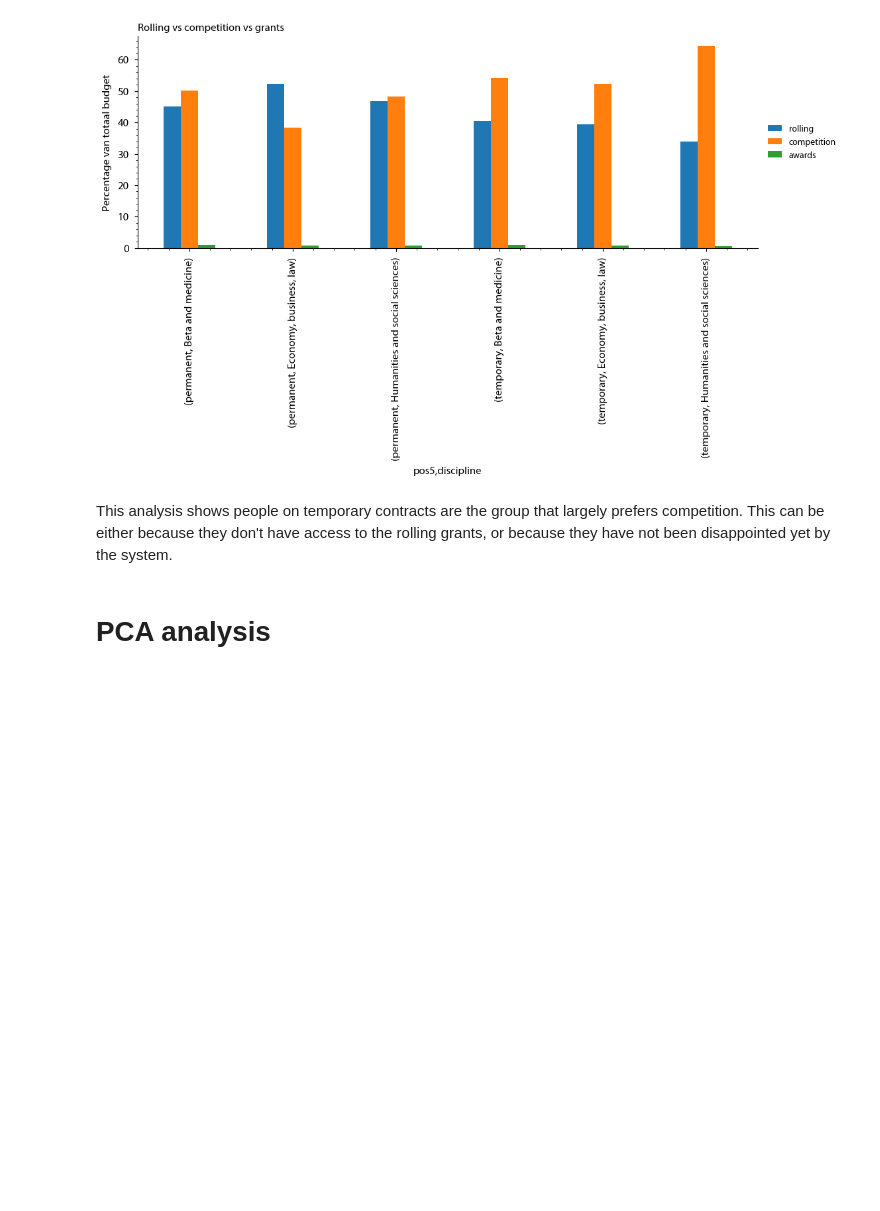
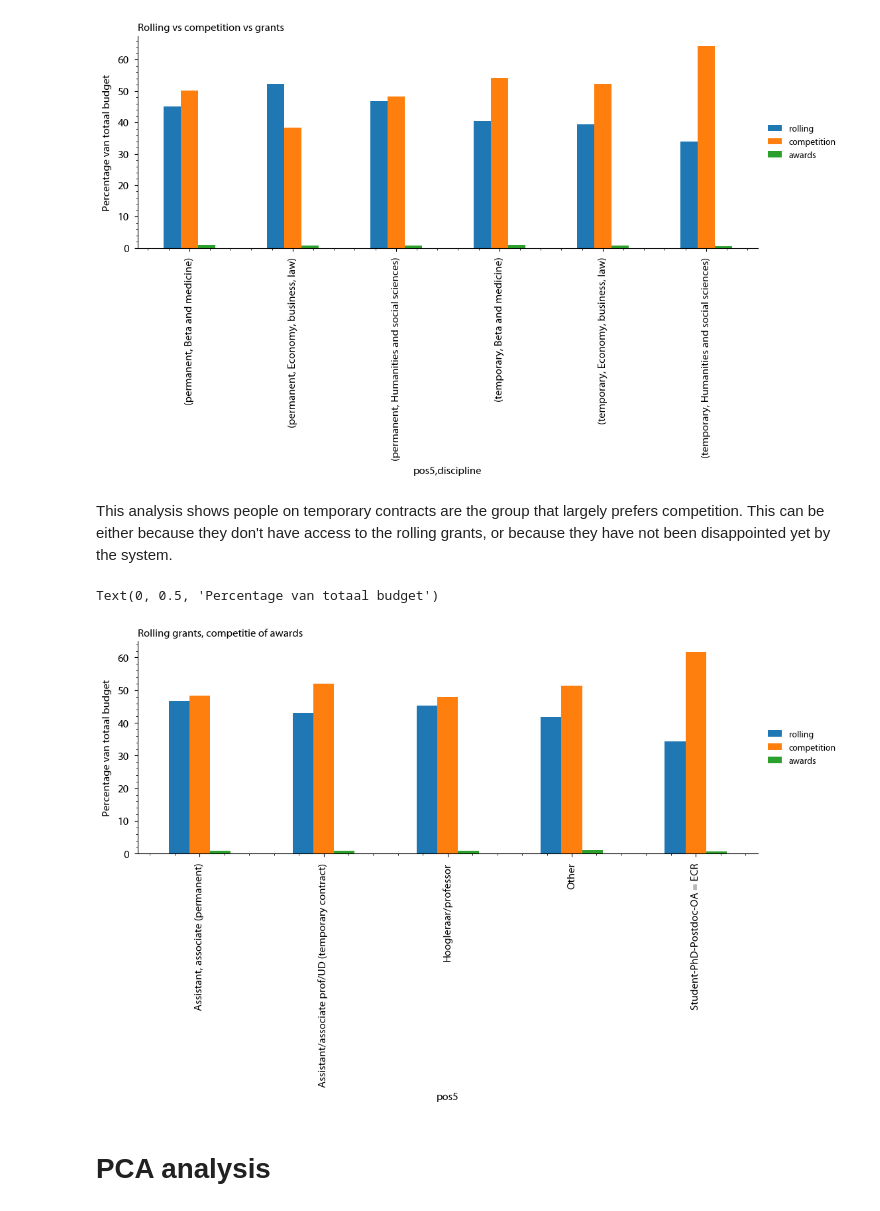
Before and after one commit to DeJongeAkademie/FundingConsultation2022, a Jupyter notebook: python/Rolling grants, competitive funding, or awards?.ipynb, the cells around one changed output. Drawn from its saved outputs; the diff is of its cells as text; code cells hidden in the pictures; blank space fills up the shorter version.

```diff
--- a/python/Rolling grants, competitive funding, or awards?.ipynb
+++ b/python/Rolling grants, competitive funding, or awards?.ipynb
@@ -181,3 +190,30 @@ This analysis shows people on temporary contracts are the group that largely pre
+# %%
+# Convert to percentages
+kts = list( df_kt.iloc[:, df_kt.columns.str.contains('kt_funds*')] )
+average_fraction_spent = df_kt.groupby('pos5')[kts].mean() * 100
+# %%
+rolling_vs_competition = pd.DataFrame()
+rolling_vs_competition['rolling'] = average_fraction_spent['kt_funds_rolling_ecr'] + average_fraction_spent['kt_funds_rolling_senior']
+rolling_vs_competition['competition'] = \
+    average_fraction_spent['kt_funds_first_ecr'] \
+    + average_fraction_spent['kt_funds_personal_ecr'] \
+    + average_fraction_spent['kt_funds_personal_senior'] \
+    + average_fraction_spent['kt_funds_small_first'] \
+    + average_fraction_spent['kt_funds_small_second'] \
+    + average_fraction_spent['kt_funds_team'] \
+    + average_fraction_spent['kt_funds_thematic'] \
+    + average_fraction_spent['kt_funds_thematic_co']
+rolling_vs_competition['awards'] = average_fraction_spent['kt_funds_award']
+
+rolling_vs_competition.plot.bar()
+plt.legend(loc='center left', bbox_to_anchor=(1, 0.5))
+locs, labels = plt.xticks()
+#plt.xticks(locs, ['medium','low','high'])
+plt.title('Rolling grants, competitie of awards')
+plt.ylabel('Percentage van totaal budget')
+# %% [output]
+Text(0, 0.5, 'Percentage van totaal budget')
+[figure, added]
 # %% [markdown]
 # PCA analysis
 # %%
```
Also changed, not shown: parts of 8 cells of this notebook.
